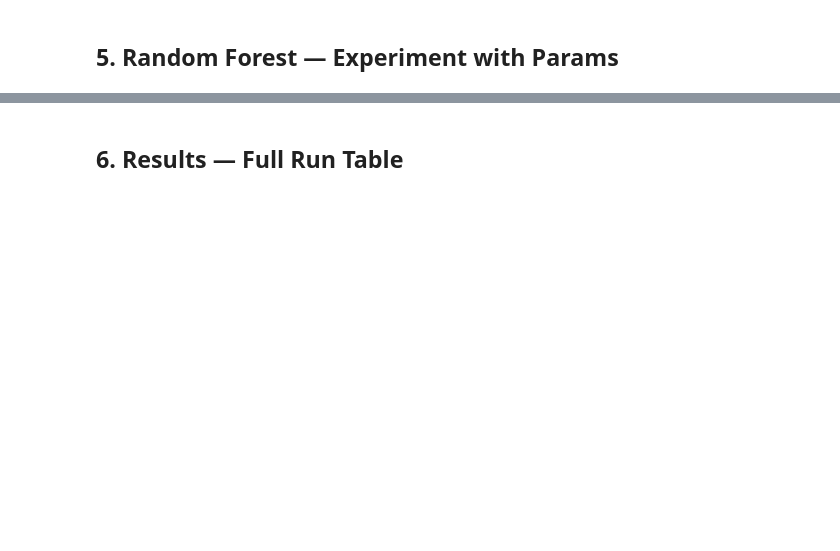
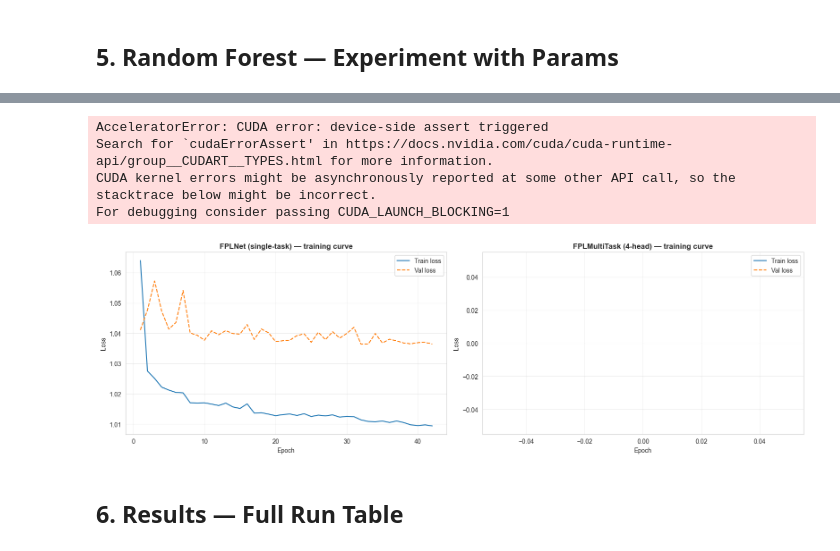
Before and after one commit to ChuckySRB/FPL-ML, a Jupyter notebook: notebooks/03_model_training.ipynb, the cells around one changed output, grey strips where cells are left out. Drawn from its saved outputs; the diff is of its cells as text; code cells hidden in the pictures; blank space fills up the shorter version.

Commit message:
Trying new models

```diff
--- a/notebooks/03_model_training.ipynb
+++ b/notebooks/03_model_training.ipynb
@@ -355,3 +420,70 @@ tracker.log(
+# %%
+from src.models import FPLMultiTaskTrainer
+
+# Auxiliary targets come from train_full — same order as X_train (both loaded from the same split)
+goals_tr   = train_full['goals_scored'].values.astype('float32')
+assists_tr = train_full['assists'].values.astype('float32')
+cs_tr      = train_full['clean_sheets'].values.astype('float32')
+
+torch.manual_seed(42)
+np.random.seed(42)
+
+mt_hparams = dict(
+    n_features=X_train.shape[1],
+    feature_dim=8,
+    hidden_dim=128,
+    dropout=0.2,
+)
+mt_train_cfg = dict(lr=1e-3, epochs=100, batch_size=512, patience=10)
+
+print(f"Training FPLMultiTaskNet (VSN + 2×GRN + 4 heads: pts / goals / assists / CS)  device={torch.cuda.get_device_name(0) if torch.cuda.is_available() else 'cpu'}")
+mt_trainer = FPLMultiTaskTrainer(**mt_hparams, **mt_train_cfg)
+mt_trainer.fit(
+    X_tr_np, y_tr_np,
+    goals=goals_tr, assists=assists_tr, cs=cs_tr,
+)
+
+mt_preds = mt_trainer.predict(X_te_np)
+
+tracker.log(
+    name='FPLMultiTask (pts+goals+assists+CS)',
+    y_true=y_test.values, y_pred=mt_preds, positions=test_positions,
+    config={
+        'model': 'FPLMultiTaskNet',
+        'features': 'Tier 2',
+        'n_features': X_train.shape[1],
+        'train_seasons': '2020-21 to 2023-24',
+        'test_season': '2024-25',
+        'params': {**mt_hparams, **mt_train_cfg},
+    }
+)
+# %% [output]
+AcceleratorError: CUDA error: device-side assert triggered
+Search for `cudaErrorAssert' in https://docs.nvidia.com/cuda/cuda-runtime-api/group__CUDART__TYPES.html for more information.
+CUDA kernel errors might be asynchronously reported at some other API call, so the stacktrace below might be incorrect.
+For debugging consider passing CUDA_LAUNCH_BLOCKING=1
+# %%
+# Training / validation loss curves for both neural networks
+fig, axes = plt.subplots(1, 2, figsize=(16, 5))
+
+for ax, trainer, title in zip(
+    axes,
+    [fpl_trainer, mt_trainer],
+    ['FPLNet (single-task)', 'FPLMultiTask (4-head)'],
+):
+    ep = range(1, len(trainer.train_losses) + 1)
+    ax.plot(ep, trainer.train_losses, lw=1.5, label='Train loss')
+    ax.plot(ep, trainer.val_losses,   lw=1.5, label='Val loss',   linestyle='--')
+    ax.set_title(f'{title} — training curve', fontweight='bold')
+    ax.set_xlabel('Epoch')
+    ax.set_ylabel('Loss')
+    ax.legend()
+    ax.grid(alpha=0.3)
+
+plt.tight_layout()
+plt.show()
+# %% [output]
+[figure, added]
 # %% [markdown]
 ## 6. Results — Full Run Table
 # %%
```
Also changed, not shown: parts of 17 cells of this notebook, 3 other files.
